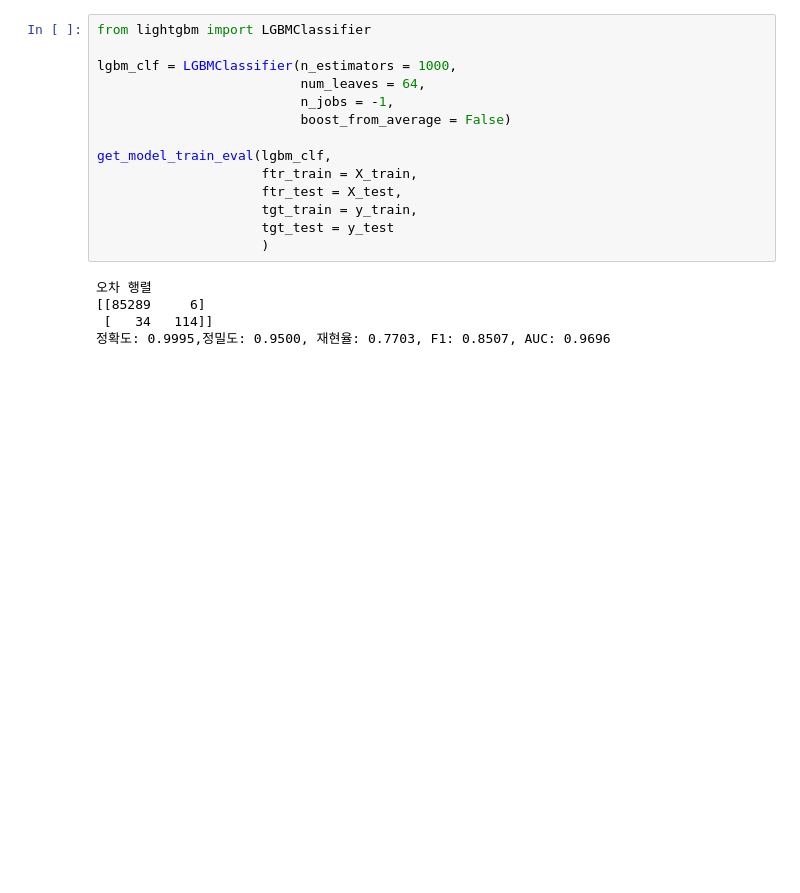
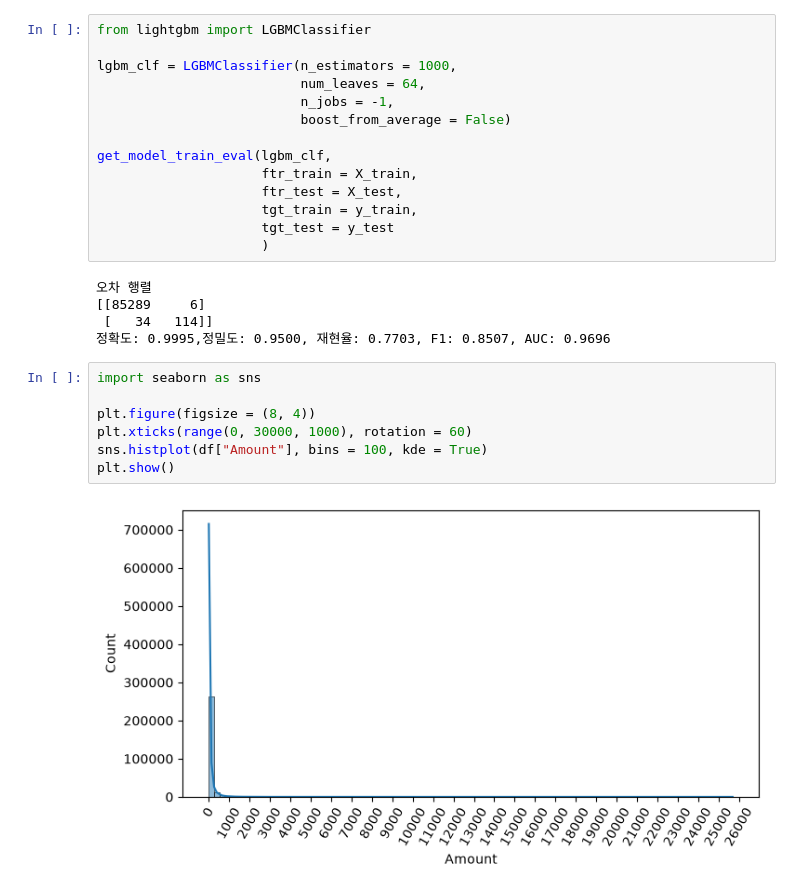
Before and after one commit to Doruco89/17-Machine-Learning, a Jupyter notebook: 04_분류/4_7_사기검출.ipynb, the cells around one changed output. Saved outputs shown, nothing was run; the diff lists cells and outputs as text; blank space fills up the shorter version.

```diff
--- a/04_분류/4_7_사기검출.ipynb
+++ b/04_분류/4_7_사기검출.ipynb
@@ -112,3 +112,12 @@ get_model_train_eval(lgbm_clf,
 [[85289     6]
  [   34   114]]
 정확도: 0.9995,정밀도: 0.9500, 재현율: 0.7703, F1: 0.8507, AUC: 0.9696
+# %%
+import seaborn as sns
+
+plt.figure(figsize = (8, 4))
+plt.xticks(range(0, 30000, 1000), rotation = 60)
+sns.histplot(df["Amount"], bins = 100, kde = True)
+plt.show()
+# %% [output]
+[figure, added]
```
Also changed, not shown: parts of 9 cells of this notebook.
